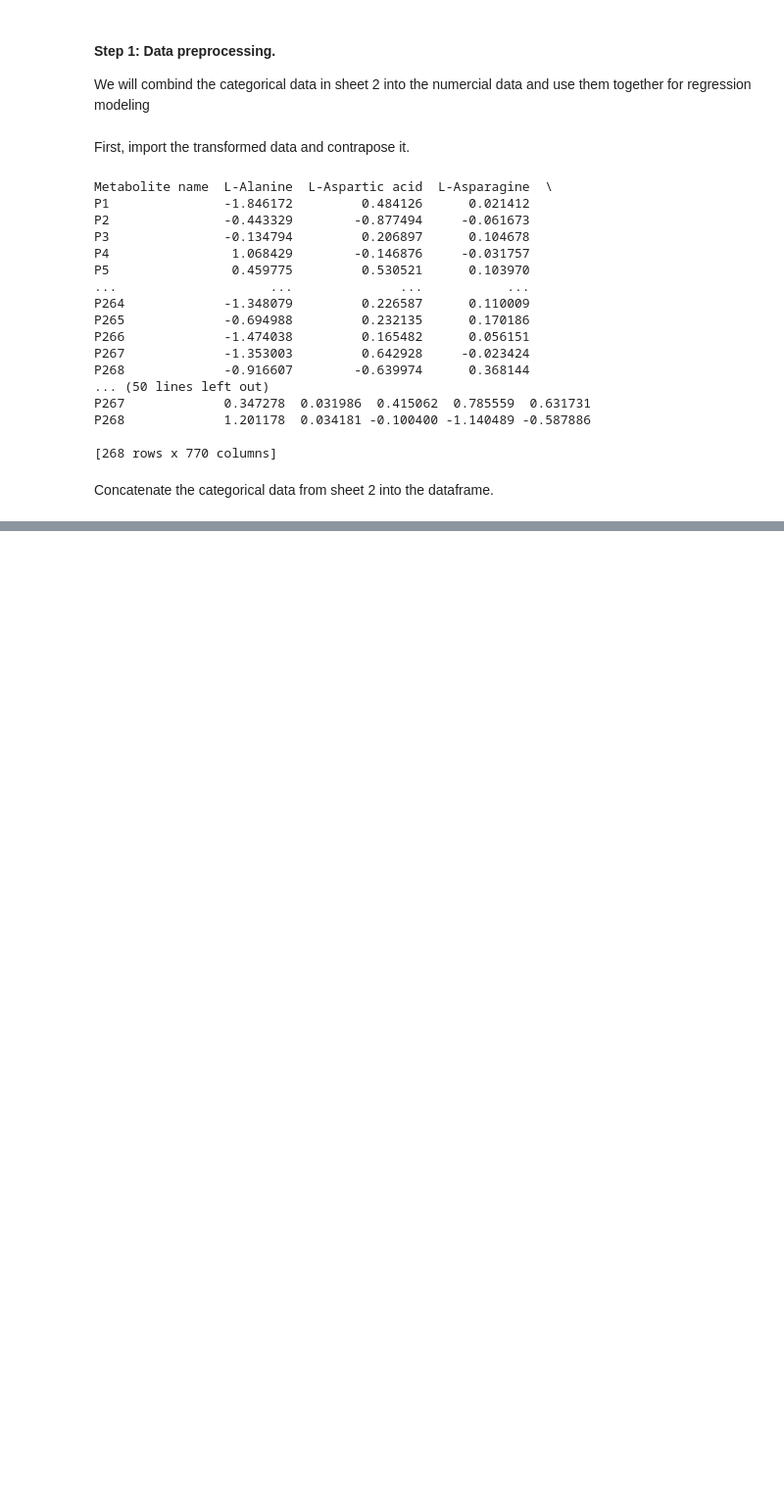
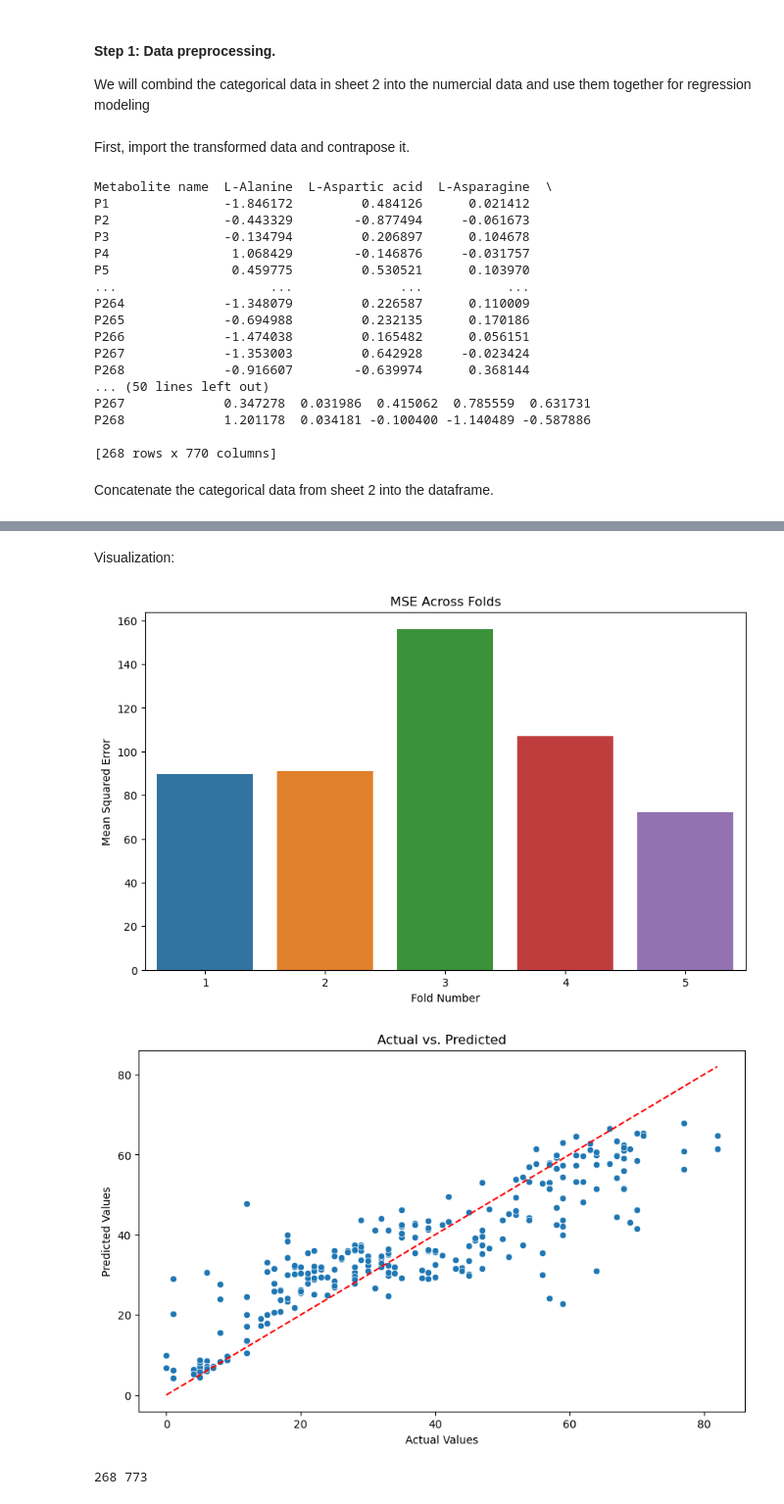
Before and after one commit to Arnie-He/HumanAging-Bunning2019, a Jupyter notebook: RF Regression/RF_Modeling.ipynb, the cells around one changed output, grey strips where cells are left out. Shown at 98% size. Saved outputs shown, nothing was run; the diff lists cells and outputs as text; code cells hidden in the pictures; blank space fills up the shorter version.

Commit message:
updated k-fold

```diff
--- a/RF Regression/RF_Modeling.ipynb
+++ b/RF Regression/RF_Modeling.ipynb
@@ -41,0 +49,12 @@ KeyError: 'Age'
+# %%
+df['Sex'] = table2df['Demographics']['Sex'].values
+# One-hot encode the Sex and scale BMI so that id doesn't become a dominant feature
+df = pd.get_dummies(df, columns=['Sex'])
+
+df['BMI'] = table2df['Demographics']['BMI'].values
+df['BMI'] = StandardScaler().fit_transform(df[['BMI']])
+
+
+# Age always needs to be at the end since it's the label
+df['Age'] = table2df['Demographics']['Age'].values
+df.head()
@@ -41,0 +145,54 @@ KeyError: 'Age'
+# %% [markdown]
+Visualization:
+# %%
+import matplotlib.pyplot as plt
+import seaborn as sns
+
+# Assuming mse_scores contains the Mean Squared Errors from previous steps
+
+# 1. Bar plot for errors across folds
+plt.figure(figsize=(10, 6))
+sns.barplot(x=list(range(1, len(mse_scores) + 1)), y=mse_scores)
+plt.xlabel('Fold Number')
+plt.ylabel('Mean Squared Error')
+plt.title('MSE Across Folds')
+plt.show()
+
+# If you have predictions from a particular fold or a concatenated list of all folds:
+# 2. Actual vs. Predicted plot
+y_true = np.array(all_true)  # Actual values (fill this in)
+y_pred = np.array(all_predictions)  # Predicted values from the model (fill this in)
+
+plt.figure(figsize=(10, 6))
+sns.scatterplot(x=y_true, y=y_pred)
+plt.plot([min(y_true), max(y_true)], [min(y_true), max(y_true)], '--', color='red')  # Diagonal line
+plt.xlabel('Actual Values')
+plt.ylabel('Predicted Values')
+plt.title('Actual vs. Predicted')
+plt.show()
+
+# Feature importance chart
+# Get average feature importance
+avg_importances = total_importances / kf.get_n_splits()
+indices = np.argsort(avg_importances)[::-1]  # Sort in descending order
+
+# Convert the importances into a DataFrame for easier handling
+print(len(df.iloc[:,:-1]), len(avg_importances))
+feature_importances = pd.DataFrame({"feature": list(df.iloc[:,:-1].columns), "importance": avg_importances})
+
+# Sort the DataFrame to make the plot clearer
+feature_importances = feature_importances.sort_values("importance", ascending=False)
+
+# Limit the DataFrame to the top 20 features
+top_20_features = feature_importances.head(20)
+
+# Plot the top 20 feature importances
+plt.figure(figsize=(10, 8))
+sns.barplot(data=top_20_features, x='importance', y='feature')
+plt.title('Top 20 Feature Importances')
+plt.tight_layout()  # Ensures that everything fits well in the plot
+plt.show()
+# %% [output]
+[figure, added]
+[figure, added]
+268 773
```
Also changed, not shown: parts of 7 cells of this notebook, 1 other file.
